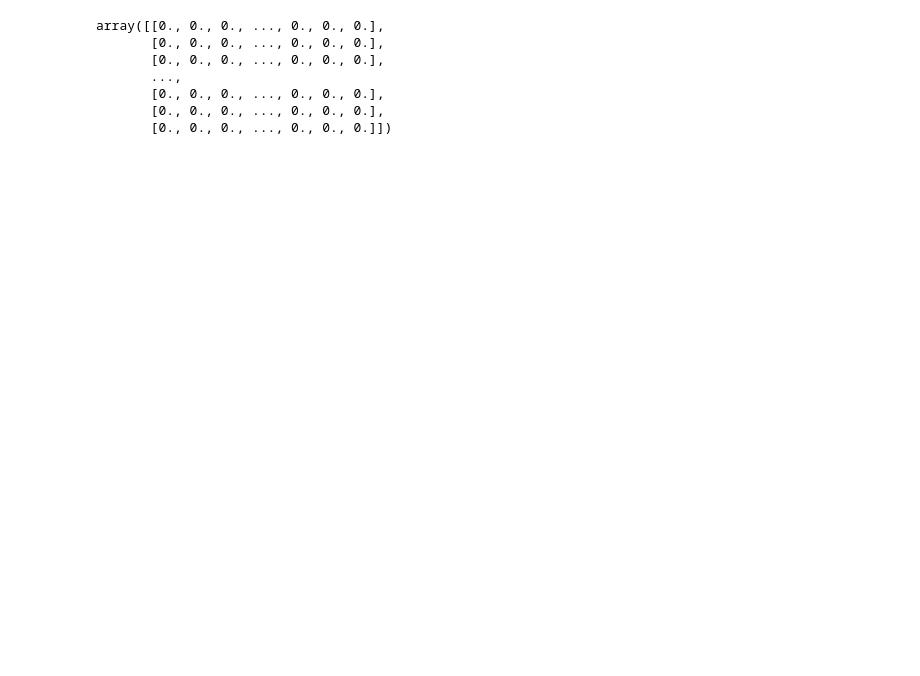
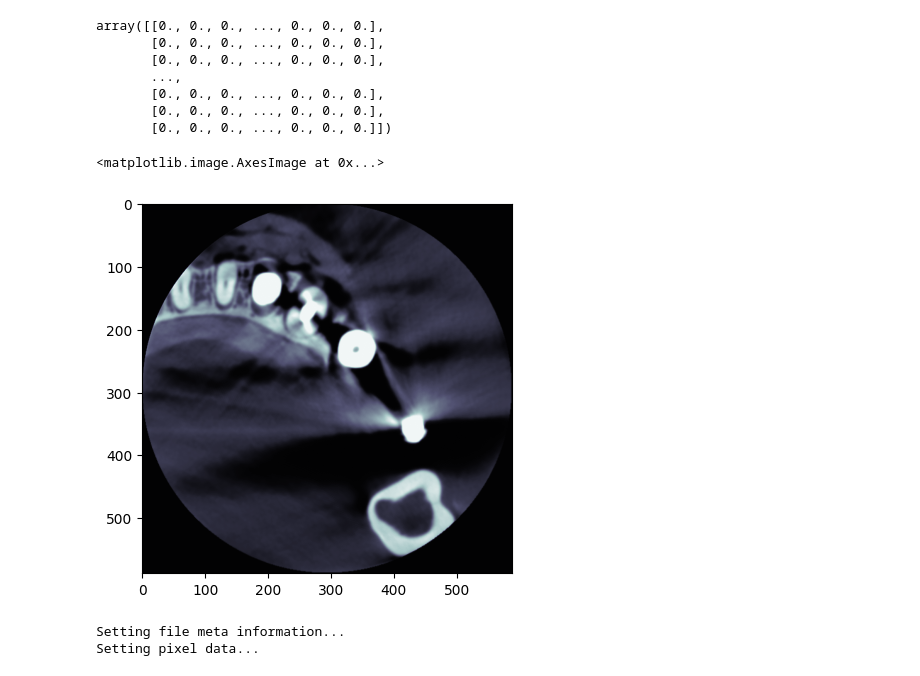
Before and after one commit to FilLTP89/artefacts, a Jupyter notebook: notebooks/dicom_loop.ipynb, the cells around one changed output. Drawn from its saved outputs; the diff is of its cells as text; code cells hidden in the pictures; blank space fills up the shorter version.

```diff
--- a/notebooks/dicom_loop.ipynb
+++ b/notebooks/dicom_loop.ipynb
@@ -53,3 +62,74 @@ array([[0., 0., 0., ..., 0., 0., 0.],
        [0., 0., 0., ..., 0., 0., 0.],
        [0., 0., 0., ..., 0., 0., 0.],
        [0., 0., 0., ..., 0., 0., 0.]])
+# %%
+sinogram_y = sinogram_y/sinogram_y.max()
+# %%
+y = iradon(sinogram_y, theta=theta, circle=True)
+plt.imshow(y, cmap=plt.cm.bone)
+# %% [output]
+<matplotlib.image.AxesImage at 0x...>
+[figure, added]
+# %%
+import pydicom
+from pydicom.dataset import Dataset, FileDataset
+from pydicom.uid import ExplicitVRLittleEndian
+import pydicom._storage_sopclass_uids
+
+
+image2d = y
+image2d = image2d.astype(np.uint16)
+
+print("Setting file meta information...")
+# Populate required values for file meta information
+
+meta = pydicom.Dataset()
+meta.MediaStorageSOPClassUID = pydicom._storage_sopclass_uids.MRImageStorage
+meta.MediaStorageSOPInstanceUID = pydicom.uid.generate_uid()
+meta.TransferSyntaxUID = pydicom.uid.ExplicitVRLittleEndian
+
+ds = Dataset()
+ds.file_meta = meta
+
+ds.is_little_endian = True
+ds.is_implicit_VR = False
+
+ds.SOPClassUID = pydicom._storage_sopclass_uids.MRImageStorage
+ds.PatientName = "Test^Firstname"
+ds.PatientID = "123456"
+
+ds.Modality = "MR"
+ds.SeriesInstanceUID = pydicom.uid.generate_uid()
+ds.StudyInstanceUID = pydicom.uid.generate_uid()
+ds.FrameOfReferenceUID = pydicom.uid.generate_uid()
+
+ds.BitsStored = 16
+ds.BitsAllocated = 16
+ds.SamplesPerPixel = 1
+ds.HighBit = 15
+
+ds.ImagesInAcquisition = "1"
+
+ds.Rows = image2d.shape[0]
+ds.Columns = image2d.shape[1]
+ds.InstanceNumber = 1
+
+ds.ImagePositionPatient = r"0\0\1"
+ds.ImageOrientationPatient = r"1\0\0\0\-1\0"
+ds.ImageType = r"ORIGINAL\PRIMARY\AXIAL"
+
+ds.RescaleIntercept = "0"
+ds.RescaleSlope = "1"
+ds.PixelSpacing = r"1\1"
+ds.PhotometricInterpretation = "MONOCHROME2"
+ds.PixelRepresentation = 1
+
+pydicom.dataset.validate_file_meta(ds.file_meta, enforce_standard=True)
+
+print("Setting pixel data...")
+ds.PixelData = image2d.tobytes()
+
+ds.save_as(r"out.dcm", write_like_original=False)
+# %% [output]
+Setting file meta information...
+Setting pixel data...
```
Also changed, not shown: parts of 3 cells of this notebook, 2 other files.
